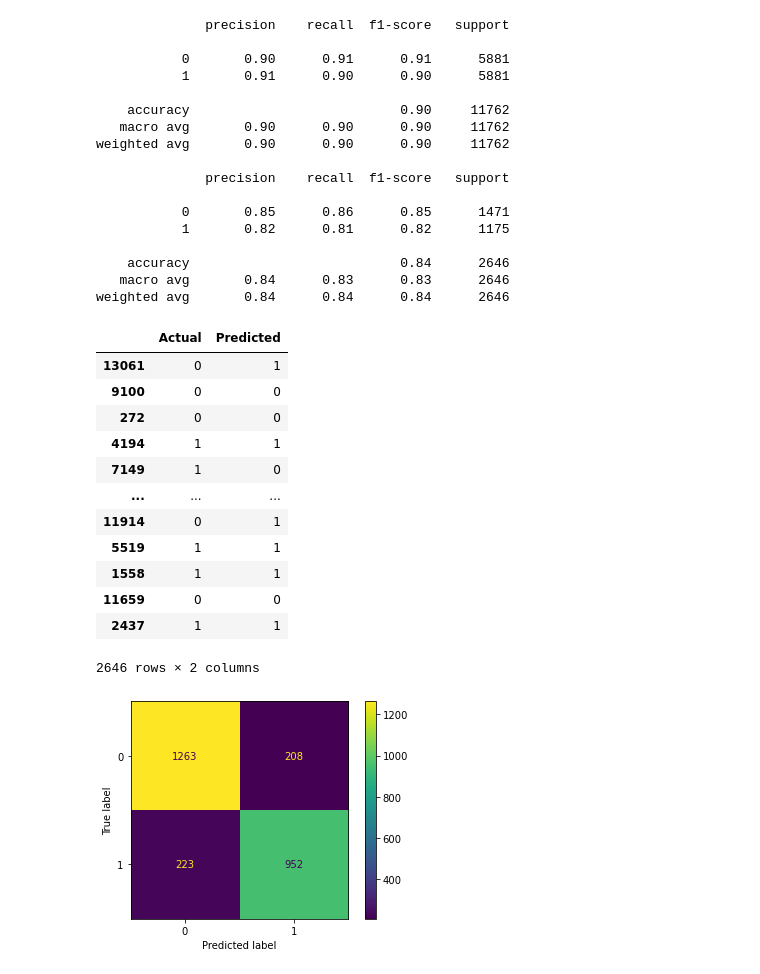
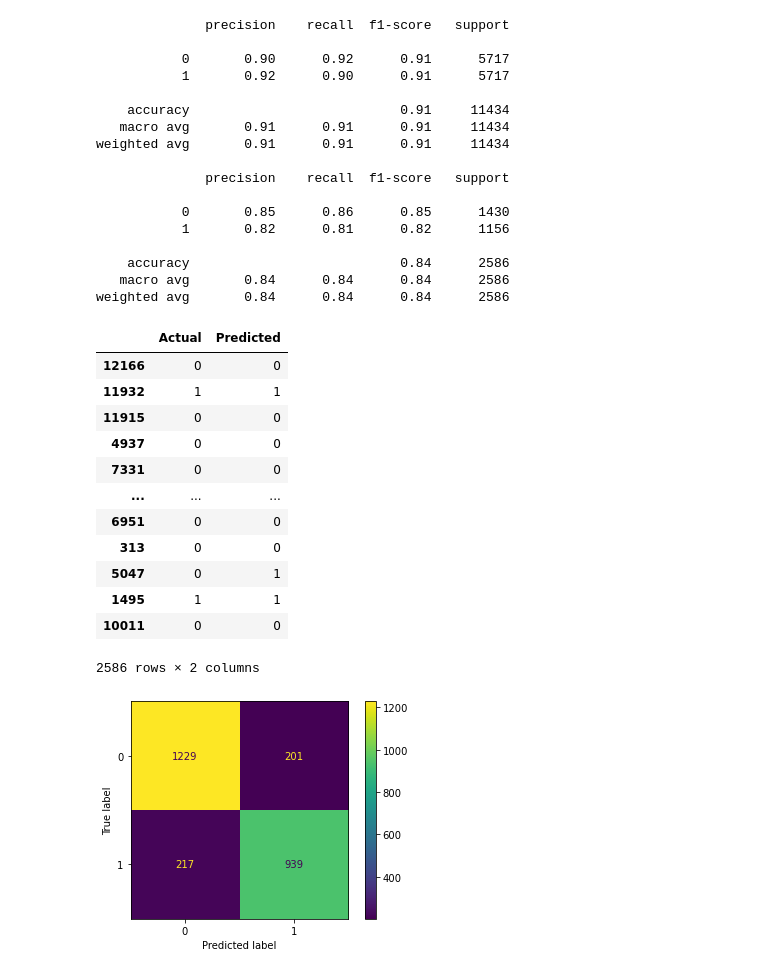
Before and after one commit to Yousef-Nasr/Zomato-Classification, a Jupyter notebook: notebooks/trainModelClassification.ipynb, the cells around one changed output. Cells and saved outputs as stored; diff of their text form; code cells hidden in the pictures.

```diff
--- a/notebooks/trainModelClassification.ipynb
+++ b/notebooks/trainModelClassification.ipynb
@@ -26,0 +27,2 @@ df['rest_type'].nunique()
+# %%
+df['rate'] = df['rate'].apply(lambda x: 1 if x >= 3.75 else 0)
@@ -28,10 +32,8 @@ df['rest_type'].nunique()
 df['online_order'] = df['online_order'].apply(lambda x: 1 if x == 'Yes' else 0)
 df['book_table'] = df['book_table'].apply(lambda x: 1 if x == 'Yes' else 0)
 # %%
-x = df.drop(['rate', 'url'], axis=1)
+x = df.drop(['rate'], axis=1)
 y = df['rate']
-# %%
-y = y.apply(lambda x: 1 if x >= 3.75 else 0)
 # %%
 cat = x.select_dtypes(include='object').columns
 numeric = x.select_dtypes(exclude='object').columns
@@ -113,13 +143,13 @@ weighted avg       0.82      0.82      0.82      2646
 # %%
 from sklearn.ensemble import RandomForestClassifier
 #rf = RandomForestClassifier(max_depth=15, random_state=42, n_estimators=100,min_samples_leaf=4, min_samples_split=2, max_features='sqrt')
-rf = RandomForestClassifier( random_state=42, n_estimators=100, max_depth=25, min_samples_leaf=1)
+rf = RandomForestClassifier( random_state=42, n_estimators=100, max_depth=23, min_samples_leaf=1)
 #rf = RandomForestClassifier()
 rf.fit(x_train_scaled,y_train)
 y_pred_rf = rf.predict(x_test_scaled)
 print(classification_report(y_train, rf.predict(x_train_scaled)))
 print(classification_report(y_test, y_pred_rf))
-plot_confusion_matrix(rf, x_test_scaled, y_test)
+ConfusionMatrixDisplay.from_estimator(rf, x_test_scaled, y_test)
 rf_dataframe = pd.DataFrame({'Actual': y_test, 'Predicted': y_pred_rf})
 rf_dataframe
 # %% [output]
@@ -175,43 +189,42 @@ scores['test_score'].mean()
 # %%
 from xgboost import XGBClassifier
-#xgb = XGBClassifier(gamma=2, learning_rate=0.1, max_depth=40, n_estimators=50, reg_alpha=3, reg_lambda=0.5, subsample = 0.6, n_jobs=-1)
-xgb = XGBClassifier(n_jobs=-1, gamma=1, subsample = 0.4)
+xgb = XGBClassifier(n_jobs=-1)
 xgb.fit(x_train_scaled,y_train)
 y_pred_xgb = xgb.predict(x_test_scaled)
 print(classification_report(y_train, xgb.predict(x_train_scaled)))
 print(classification_report(y_test, y_pred_xgb))
-plot_confusion_matrix(xgb, x_test_scaled, y_test)
+ConfusionMatrixDisplay.from_estimator(xgb, x_test_scaled, y_test)
 xgb_dataframe = pd.DataFrame({'Actual': y_test, 'Predicted': y_pred_xgb})
 xgb_dataframe
 # %% [output]
               precision    recall  f1-score   support
 
-           0       0.90      0.91      0.91      5881
-           1       0.91      0.90      0.90      5881
+           0       0.90      0.92      0.91      5717
+           1       0.92      0.90      0.91      5717
 
-    accuracy                           0.90     11762
-   macro avg       0.90      0.90      0.90     11762
-weighted avg       0.90      0.90      0.90     11762
+    accuracy                           0.91     11434
+   macro avg       0.91      0.91      0.91     11434
+weighted avg       0.91      0.91      0.91     11434
 
               precision    recall  f1-score   support
 
-           0       0.85      0.86      0.85      1471
-           1       0.82      0.81      0.82      1175
+           0       0.85      0.86      0.85      1430
+           1       0.82      0.81      0.82      1156
 
-    accuracy                           0.84      2646
-   macro avg       0.84      0.83      0.83      2646
-weighted avg       0.84      0.84      0.84      2646
+    accuracy                           0.84      2586
+   macro avg       0.84      0.84      0.84      2586
+weighted avg       0.84      0.84      0.84      2586
 |  | Actual | Predicted |
-| 13061 | 0 | 1 |
-| 9100 | 0 | 0 |
-| 272 | 0 | 0 |
-| 4194 | 1 | 1 |
-| 7149 | 1 | 0 |
+| 12166 | 0 | 0 |
+| 11932 | 1 | 1 |
+| 11915 | 0 | 0 |
+| 4937 | 0 | 0 |
+| 7331 | 0 | 0 |
 | ... | ... | ... |
-| 11914 | 0 | 1 |
-| 5519 | 1 | 1 |
-| 1558 | 1 | 1 |
-| 11659 | 0 | 0 |
-| 2437 | 1 | 1 |
+| 6951 | 0 | 0 |
+| 313 | 0 | 0 |
+| 5047 | 0 | 1 |
+| 1495 | 1 | 1 |
+| 10011 | 0 | 0 |
-2646 rows × 2 columns
+2586 rows × 2 columns
-[figure, old version]
+[figure, new version]
```
Also changed, not shown: parts of 59 cells of this notebook, 7 other files.
